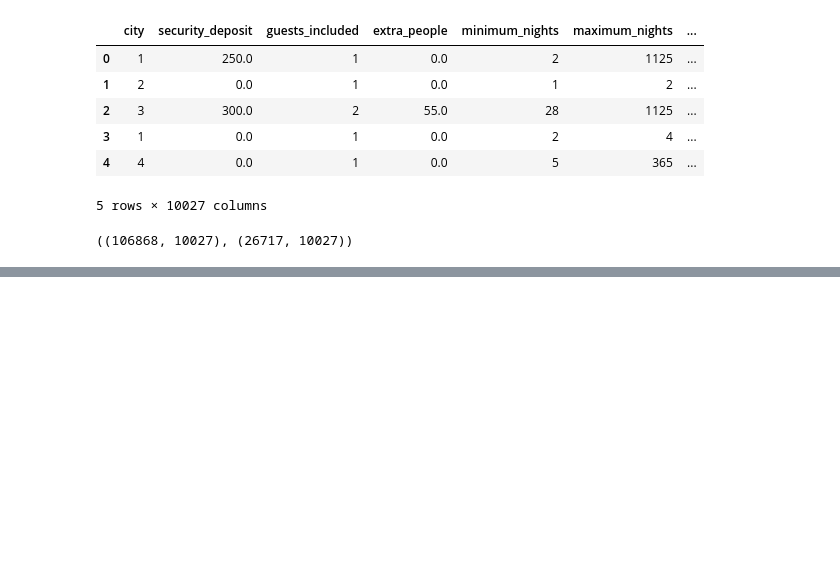
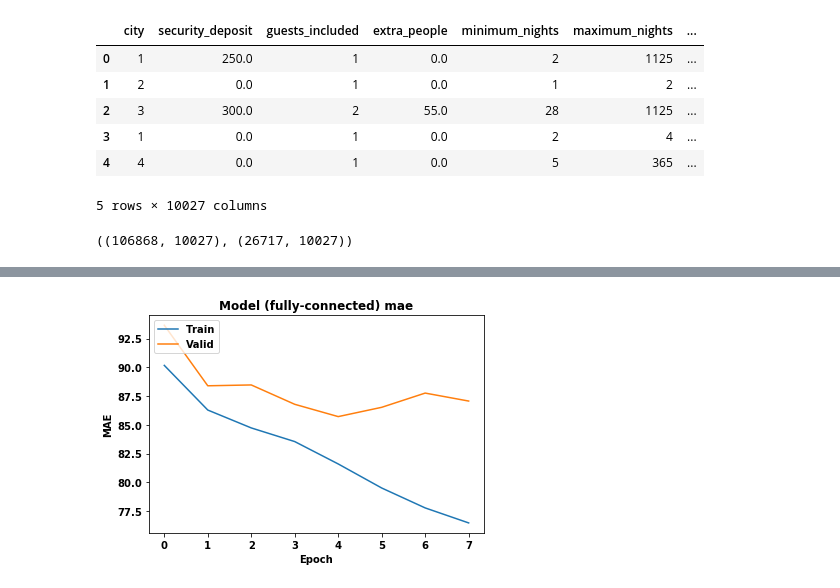
Before and after one commit to AirBnB-Optimal-Price-1/ds, a Jupyter notebook: ML/Modeling/model_julia.ipynb, the cells around one changed output, grey strips where cells are left out. Drawn from its saved outputs; the diff is of its cells as text; code cells hidden in the pictures; blank space fills up the shorter version.

```diff
--- a/ML/Modeling/model_julia.ipynb
+++ b/ML/Modeling/model_julia.ipynb
@@ -419,10 +419,10 @@ stop = EarlyStopping(monitor='val_mae', min_delta=0.01, patience=3)
 
 model.compile(loss='mse', optimizer=optimizer, metrics=['mse','mae'])
 
-model.fit(normalized_X_train, y_train.values, epochs=epochs,
-          validation_data=(normalized_X_test, y_test.values),
-          verbose=1,
-          callbacks=[tensorboard_callback, stop])
+history = model.fit(normalized_X_train, y_train.values, epochs=epochs,
+                    validation_data=(normalized_X_test, y_test.values),
+                    verbose=1,
+                    callbacks=[tensorboard_callback, stop])
 # %% [output]
 Train on 106868 samples, validate on 26717 samples
 Epoch 1/1000
@@ -444,0 +475,13 @@ Epoch 11/1000
+# %%
+import matplotlib.pyplot as plt
+
+# Plot training & validation loss values
+plt.plot(history.history['mae'])
+plt.plot(history.history['val_mae'])
+plt.title('Model (fully-connected) mae')
+plt.ylabel('MAE')
+plt.xlabel('Epoch')
+plt.legend(['Train', 'Valid'], loc='upper left')
+plt.show();
+# %% [output]
+[figure, added]
```
Also changed, not shown: parts of 10 cells of this notebook, 1 other file.
